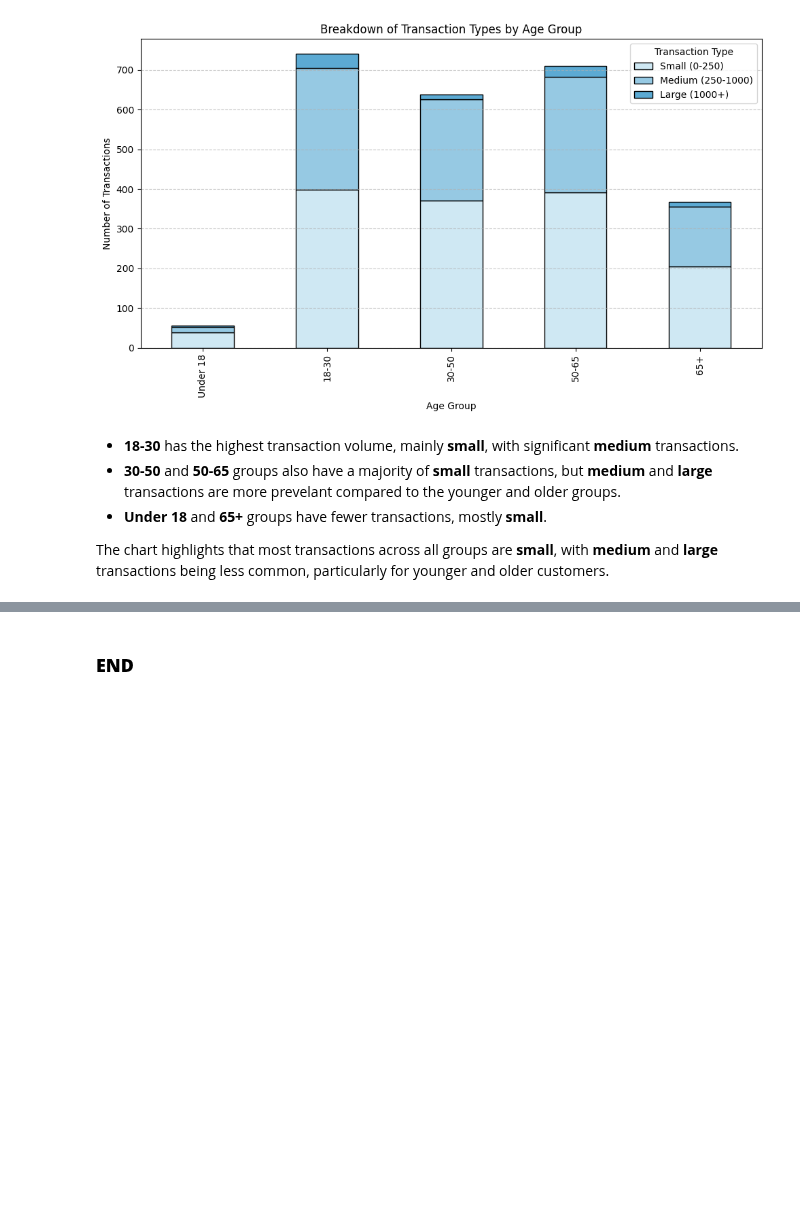
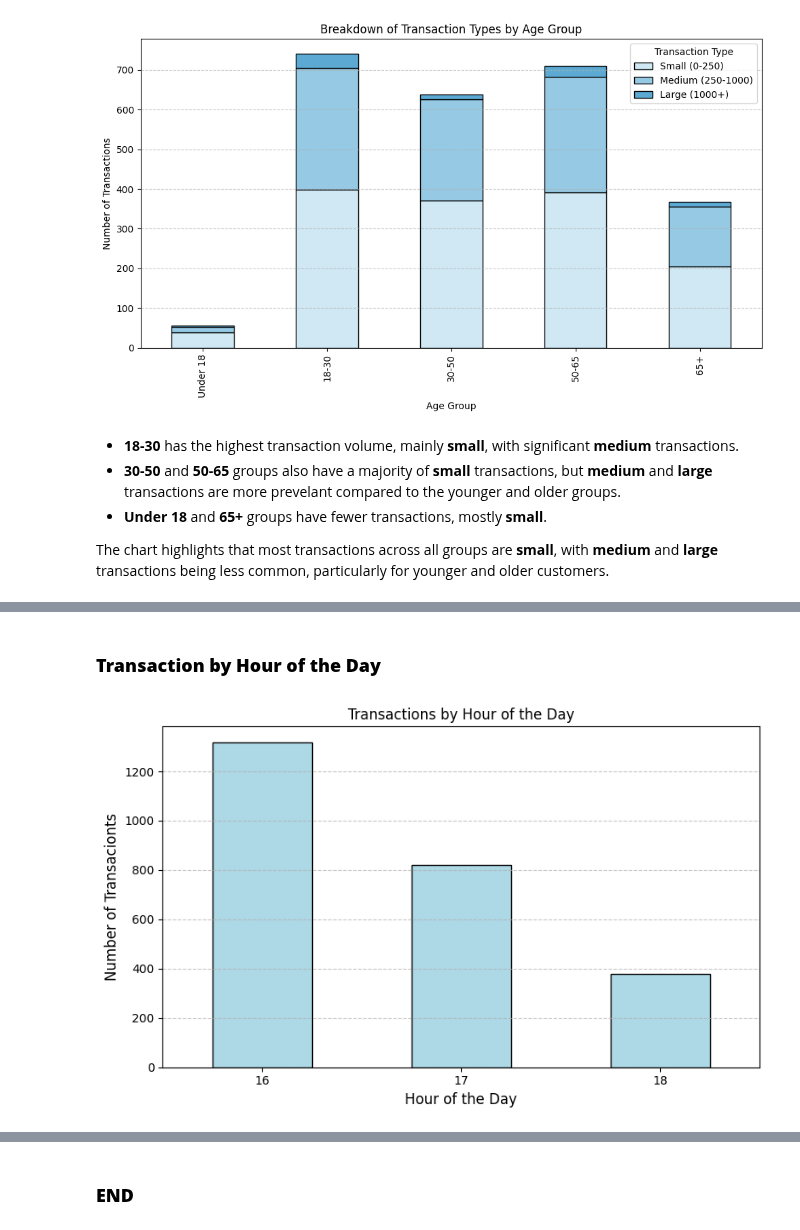
Before and after one commit to briannemcgrath/PFDA, a Jupyter notebook: project/project.ipynb, the cells around one changed output, grey strips where cells are left out. Drawn from its saved outputs; the diff is of its cells as text; code cells hidden in the pictures; blank space fills up the shorter version.

```diff
--- a/project/project.ipynb
+++ b/project/project.ipynb
@@ -325,0 +334,22 @@ The chart highlights that most transactions across all groups are **small**, wit
+# %%
+# extracting hour and day of the week
+df['Hour'] = df['TransactionDate'].dt.hour
+df['DayOfWeek'] =df['TransactionDate'].dt.day_name()
+# %% [markdown]
+### **Transaction by Hour of the Day**
+# %%
+#grouping by hour and count transactions
+hourly_transactions = df.groupby('Hour').size()
+
+#plotting
+plt.figure(figsize=(8,5))
+hourly_transactions.plot(kind='bar', color='lightblue', edgecolor='black')
+plt.grid(axis='y', linestyle='--', alpha=0.7)
+plt.title('Transactions by Hour of the Day')
+plt.xlabel('Hour of the Day', fontsize=12)
+plt.ylabel('Number of Transacionts', fontsize=12)
+plt.xticks(rotation = 0, fontsize=10)
+plt.tight_layout()
+plt.show()
+# %% [output]
+[figure, added]
```
Also changed, not shown: parts of 7 cells of this notebook.
